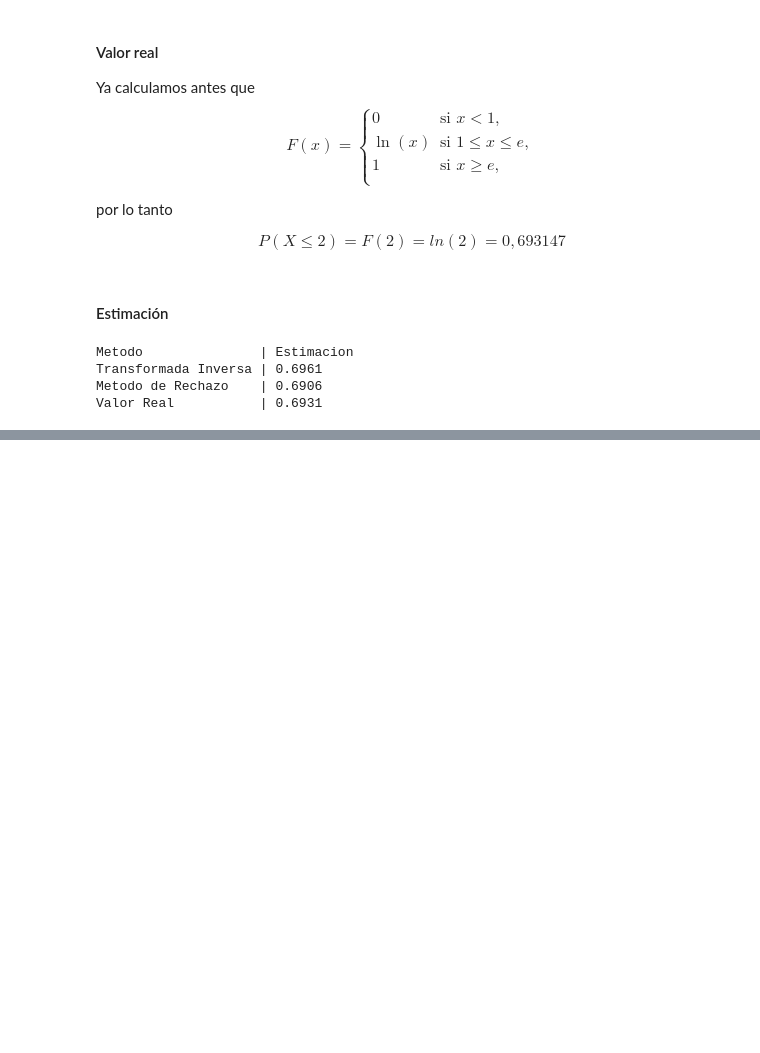
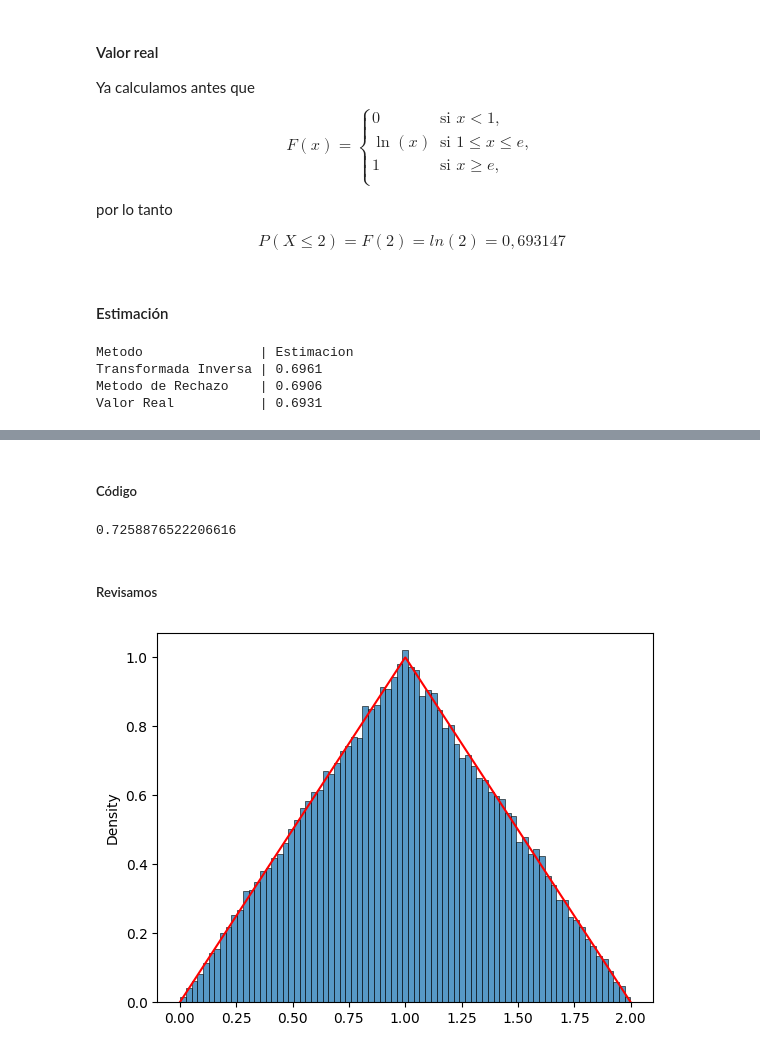
Before and after one commit to ramiro-l/ModelosYSimulacionFAMAF, a Jupyter notebook: Práctico5.ipynb, the cells around one changed output, grey strips where cells are left out. Cells and saved outputs as stored; diff of their text form; code cells hidden in the pictures; blank space fills up the shorter version.

```diff
--- a/Práctico5.ipynb
+++ b/Práctico5.ipynb
@@ -1574,0 +1830,54 @@ Valor Real           | 0.6931
+# %% [markdown]
+##### Código
+# %%
+from random import random
+import math
+
+def ej8_f(x):
+  if x < 1:
+    return x
+  else:
+    return 2-x
+
+def uniforme(a,b):
+  return a + (b-a)*random()
+
+def ej8_metodo_rechazo():
+  while True:
+    y = uniforme(0,2)
+    u = random()
+    if u <= ej8_f(y):
+      return y
+# %%
+ej8_metodo_rechazo()
+# %% [output]
+0.7258876522206616
+# %% [markdown]
+##### Revisamos
+# %%
+import seaborn as sns
+import matplotlib.pyplot as plt
+
+def f(x):
+    return np.where(
+        (0 <= x) & (x < 2),
+         np.where(
+            (x < 1),
+            x,
+            2-x
+        ),
+        0
+    )
+
+x = np.linspace(0, 2, 1000)
+n_sim = int(1e5)
+s = np.empty(n_sim)
+for i in range(n_sim):
+  s[i]=ej8_metodo_rechazo()
+
+
+sns.lineplot(x=x, y=f(x),color='red')
+sns.histplot(s, stat = 'density')
+plt.show()
+# %% [output]
+[figure, added]
```
Also changed, not shown: parts of 27 cells of this notebook.
